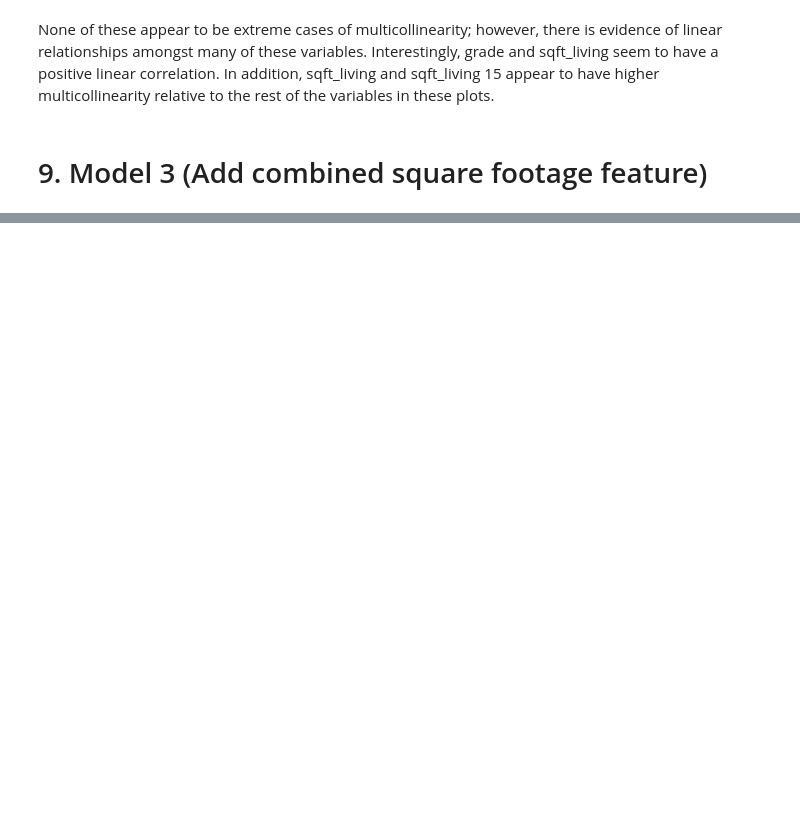
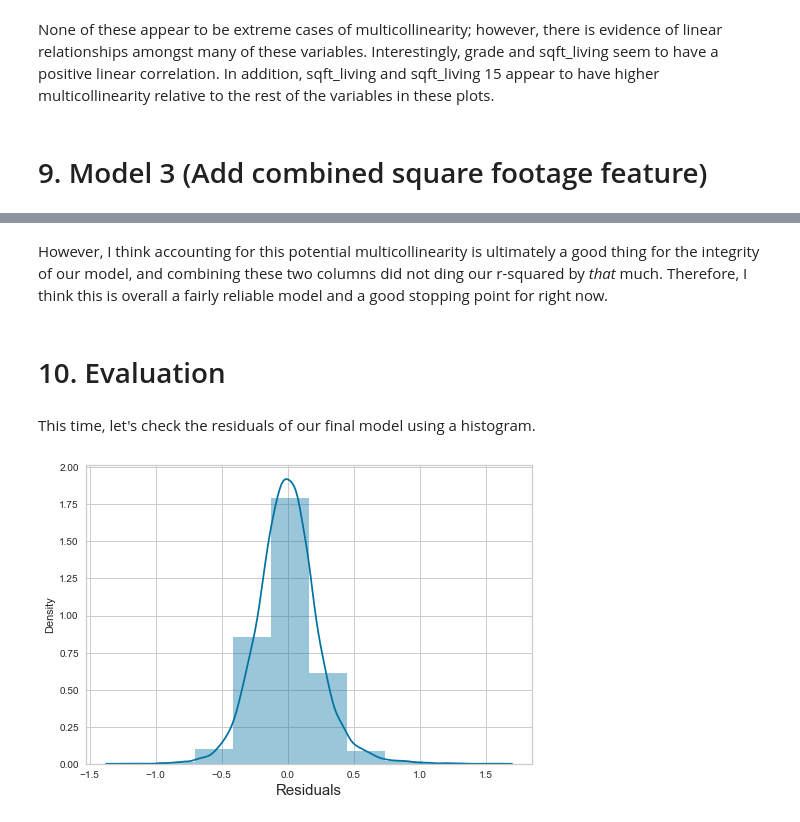
Before and after one commit to alexiskedo/Predicting-Seattle-Home-Sales, a Jupyter notebook: Alexis-Seattle-Home-Sales-Dataset-Analysis.ipynb, the cells around one changed output, grey strips where cells are left out. Cells and saved outputs as stored; diff of their text form; code cells hidden in the pictures; blank space fills up the shorter version.

Commit message:
finished evaluation

```diff
--- a/Alexis-Seattle-Home-Sales-Dataset-Analysis.ipynb
+++ b/Alexis-Seattle-Home-Sales-Dataset-Analysis.ipynb
@@ -1118,0 +1166,7 @@ df['sqft_lot_ratio'] = df['sqft_lot']/df['sqft_lot15']
+# %%
+# Train our scaler on training data, then fit to testing
+X_train_3_scaled = scaler.fit_transform(X_train_3)
+X_test_3_scaled = scaler.transform(X_test_3)
+# %%
+# Fit our model on our scaled data
+lr.fit(X_train_3_scaled, y_train_3)
@@ -1118,0 +1175,11 @@ df['sqft_lot_ratio'] = df['sqft_lot']/df['sqft_lot15']
+# %%
+y_train_3_pred = lr.predict(X_train_3_scaled)
+y_test_3_pred = lr.predict(X_test_3_scaled)
+
+print("Training Scores:")
+print(f"R2: {r2_score(y_train_3, y_train_3_pred)}")
+print(f"Mean Absolute Error: {mean_absolute_error(y_train_3, y_train_3_pred)}")
+print("---")
+print("Testing Scores:")
+print(f"R2: {r2_score(y_test_3, y_test_3_pred)}")
+print(f"Mean Absolute Error: {mean_absolute_error(y_test_3, y_test_3_pred)}")
@@ -1118,0 +1212,16 @@ df['sqft_lot_ratio'] = df['sqft_lot']/df['sqft_lot15']
+# %% [markdown]
+However, I think accounting for this potential multicollinearity is ultimately a good thing for the integrity of our model, and combining these two columns did not ding our r-squared by *that* much. Therefore, I think this is overall a fairly reliable model and a good stopping point for right now.
+# %% [markdown]
+# 10. Evaluation
+# %% [markdown]
+This time, let's check the residuals of our final model using a histogram.
+# %%
+# Note: I will use the residuals for the training dataset
+residuals_mod_3 = y_train_3 - y_train_3_pred
+# %%
+# Now plot the distribution of residuals
+sns.distplot(residuals_mod_3, bins = 10)
+plt.xlabel('Residuals', fontsize = 15)
+plt.show()
+# %% [output]
+[figure, added]
```
Also changed, not shown: parts of 46 cells of this notebook.
